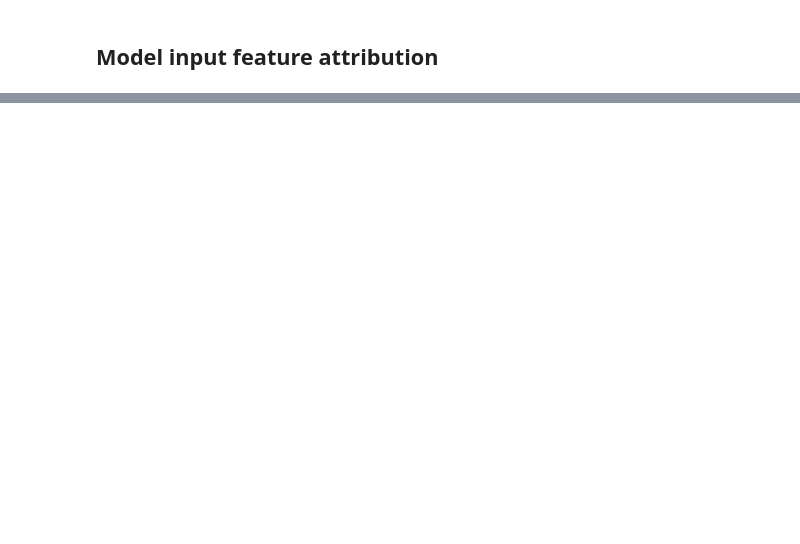
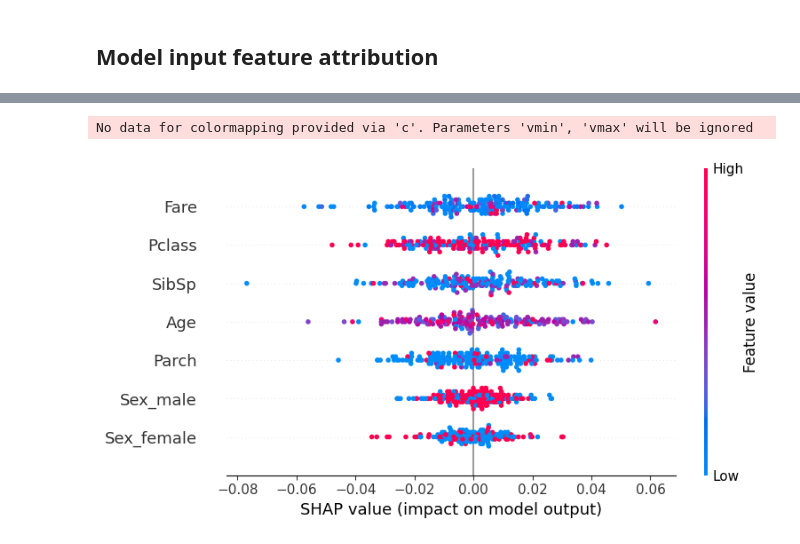
Before and after one commit to yingding/tf-every-day, a Jupyter notebook: 12shap/titanic.ipynb, the cells around one changed output, grey strips where cells are left out. Saved outputs shown, nothing was run; the diff lists cells and outputs as text; code cells hidden in the pictures; blank space fills up the shorter version.

```diff
--- a/12shap/titanic.ipynb
+++ b/12shap/titanic.ipynb
@@ -334,0 +336,5 @@ IndexError: single positional indexer is out-of-bounds
+# %%
+explainer.summary_plot()
+# %% [output]
+No data for colormapping provided via 'c'. Parameters 'vmin', 'vmax' will be ignored
+[figure, added]
```
Also changed, not shown: parts of 8 cells of this notebook, 1 other file.
